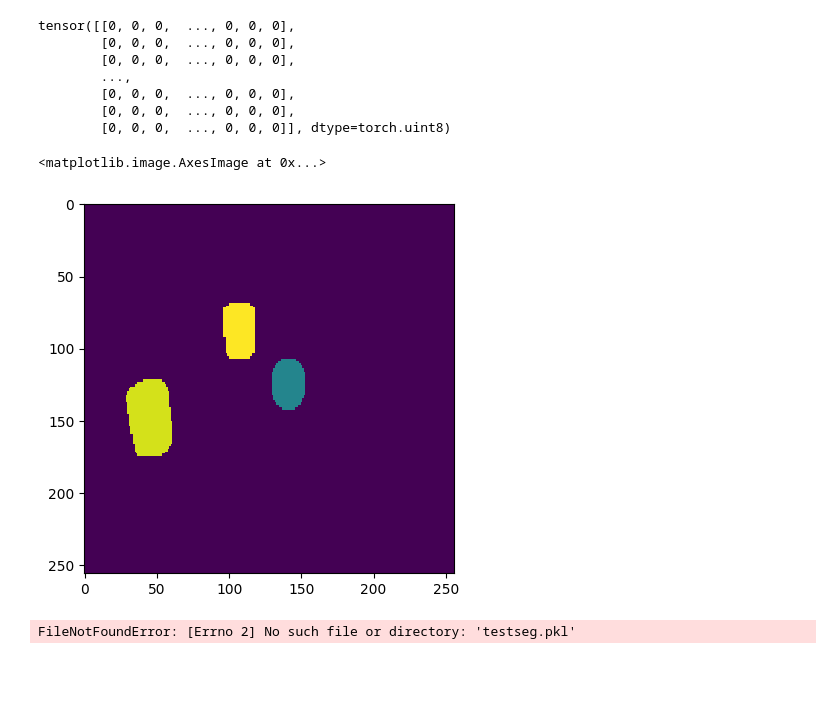
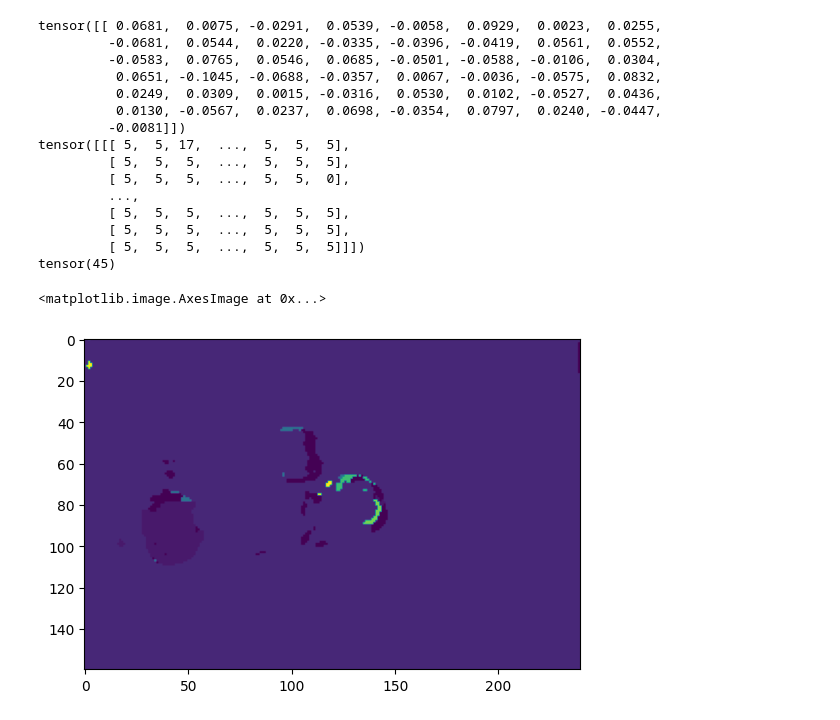
Before and after one commit to dqian3/dlfl2023-final, a Jupyter notebook: notebooks_dan/validate.ipynb, the cells around one changed output. Drawn from its saved outputs; the diff is of its cells as text; code cells hidden in the pictures; blank space fills up the shorter version.

```diff
--- a/notebooks_dan/validate.ipynb
+++ b/notebooks_dan/validate.ipynb
@@ -17,11 +15,0 @@ val_dataloader = torch.utils.data.DataLoader(dataset, batch_size=5, num_workers=
-# %%
-import matplotlib.pyplot as plt
-
-labeled = LabeledDataset("../Dataset_Student")
-unlabeled = UnlabeledDataset("../Dataset_Student")
-
-x, masks = labeled[2]
-print(x.shape)
-print(masks.shape)
-
-plt.imshow(unnormalize(x[0]).permute(1,2, 0))
@@ -40,38 +16,43 @@ plt.imshow(unnormalize(resized).permute(1,2,0))
-# %%
-mask = unresize_mask(masks[0])
-
-print(mask)
-
-plt.imshow(mask, interpolation="none")
-# %% [output]
-tensor([[0, 0, 0,  ..., 0, 0, 0],
-        [0, 0, 0,  ..., 0, 0, 0],
-        [0, 0, 0,  ..., 0, 0, 0],
-        ...,
-        [0, 0, 0,  ..., 0, 0, 0],
-        [0, 0, 0,  ..., 0, 0, 0],
-        [0, 0, 0,  ..., 0, 0, 0]], dtype=torch.uint8)
-<matplotlib.image.AxesImage at 0x...>
-[figure, removed]
 # %%
-model = torch.load("testseg.pkl", map_location=torch.device('cpu'))
+model = torch.load("../seg_nopt.pth", map_location=torch.device('cpu'))
-# %% [output]
-FileNotFoundError: [Errno 2] No such file or directory: 'testseg.pkl'
 # %%
 # First, get a mask and observe it
 model.eval()
 
 with torch.no_grad():
-    x, label = dataset[22]
+    x, label = labeled[2]
     x = x.unsqueeze(0)
 
     x = x[:, :11]
     # Transpose, since video resnet expects channels as first dim
     x = x.transpose(1, 2)
-    mask = torch.argmax(model(x), dim=1)
+    output = model(x)
 
+    print(output[:,:,0, 0])
+
+    mask = torch.argmax(output, dim=1)
+    print(mask)
     print(torch.max(mask))
+
 plt.imshow(mask[0])
+# %% [output]
+tensor([[ 0.0681,  0.0075, -0.0291,  0.0539, -0.0058,  0.0929,  0.0023,  0.0255,
+         -0.0681,  0.0544,  0.0220, -0.0335, -0.0396, -0.0419,  0.0561,  0.0552,
+         -0.0583,  0.0765,  0.0546,  0.0685, -0.0501, -0.0588, -0.0106,  0.0304,
+          0.0651, -0.1045, -0.0688, -0.0357,  0.0067, -0.0036, -0.0575,  0.0832,
+          0.0249,  0.0309,  0.0015, -0.0316,  0.0530,  0.0102, -0.0527,  0.0436,
+          0.0130, -0.0567,  0.0237,  0.0698, -0.0354,  0.0797,  0.0240, -0.0447,
+         -0.0081]])
+tensor([[[ 5,  5, 17,  ...,  5,  5,  5],
+         [ 5,  5,  5,  ...,  5,  5,  5],
+         [ 5,  5,  5,  ...,  5,  5,  0],
+         ...,
+         [ 5,  5,  5,  ...,  5,  5,  5],
+         [ 5,  5,  5,  ...,  5,  5,  5],
+         [ 5,  5,  5,  ...,  5,  5,  5]]])
+tensor(45)
+<matplotlib.image.AxesImage at 0x...>
+[figure, added]
 # %%
 
 plt.imshow(label[21])
```
Also changed, not shown: parts of 6 cells of this notebook, 1 other file.
